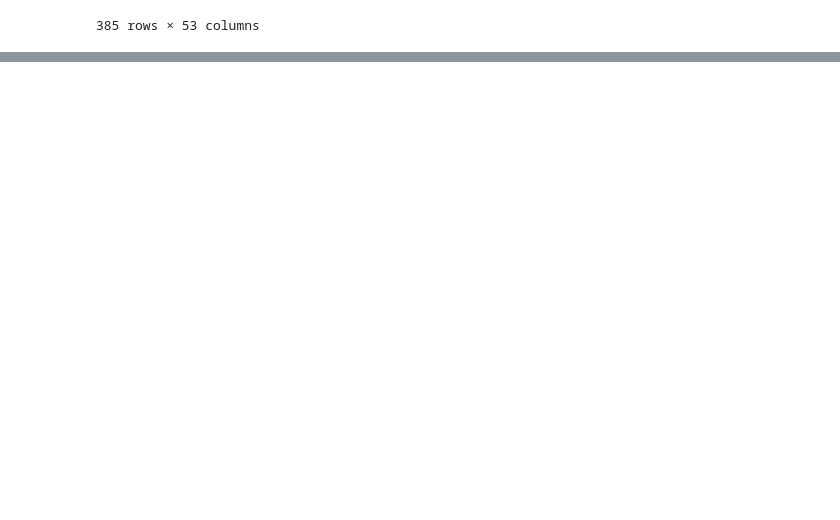
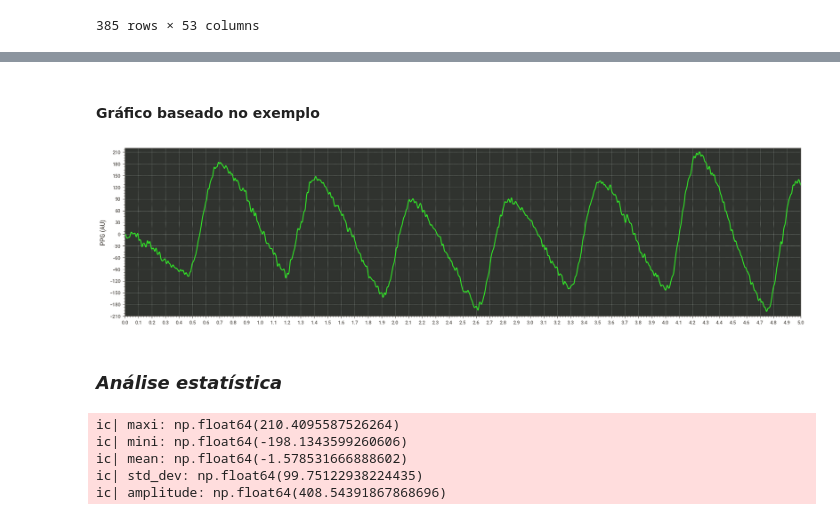
Before and after one commit to brendda-thamyres/processamento_de_sinal, a Jupyter notebook: aurorabp_signalProcessing.ipynb, the cells around one changed output, grey strips where cells are left out. Saved outputs shown, nothing was run; the diff lists cells and outputs as text; code cells hidden in the pictures; blank space fills up the shorter version.

```diff
--- a/aurorabp_signalProcessing.ipynb
+++ b/aurorabp_signalProcessing.ipynb
@@ -84,0 +229,28 @@ Report SWEETVIZ_REPORT.html was generated! NOTEBOOK/COLAB USERS: the web browser
+# %% [markdown]
+#### Gráfico baseado no exemplo
+# %%
+#ppg
+fig, ax = plt.subplots(nrows=1, ncols = 1, figsize=(20,5) )
+ax.patch.set_facecolor('#30332f')
+
+# x = tempo, y = ppg
+plt.plot(waveform_df.t, _bandpass_filter(waveform_df.optical.to_numpy(), 0.25, 50), color='#32eb28')
+
+#delimitando a faixa de valores
+plt.xlim(0,5)
+plt.ylim(-210,220)
+
+#adicionando grades
+ax.minorticks_on()
+ax.grid(True, which='major' , color='#c4cfc7', linestyle=':', linewidth=0.5, axis='both')
+ax.set_xticks(np.arange(0, 5.1, 0.1))
+ax.set_yticks(np.arange(-210,221,30))
+
+#legenda
+plt.ylabel('PPG (AU)')
+#pdf
+plt.savefig("ppgsign.pdf")
+# %% [output]
+[figure, added]
+# %% [markdown]
+### _Análise estatística_
@@ -84,0 +281,12 @@ Report SWEETVIZ_REPORT.html was generated! NOTEBOOK/COLAB USERS: the web browser
+# %%
+ic(maxi);
+ic(mini);
+ic(mean);
+ic(std_dev)
+ic(amplitude);
+# %% [output]
+ic| maxi: np.float64(210.4095587526264)
+ic| mini: np.float64(-198.1343599260606)
+ic| mean: np.float64(-1.578531666888602)
+ic| std_dev: np.float64(99.75122938224435)
+ic| amplitude: np.float64(408.54391867868696)
```
Also changed, not shown: parts of 37 cells of this notebook.
